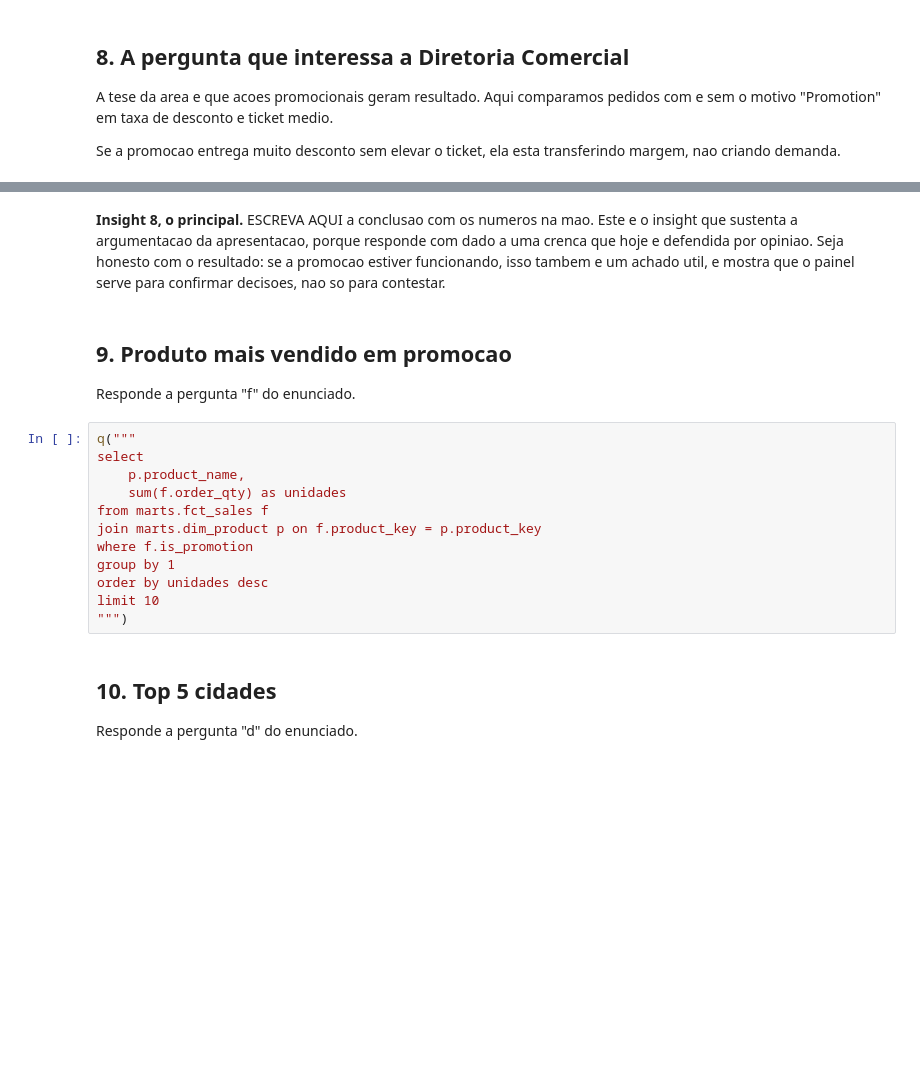
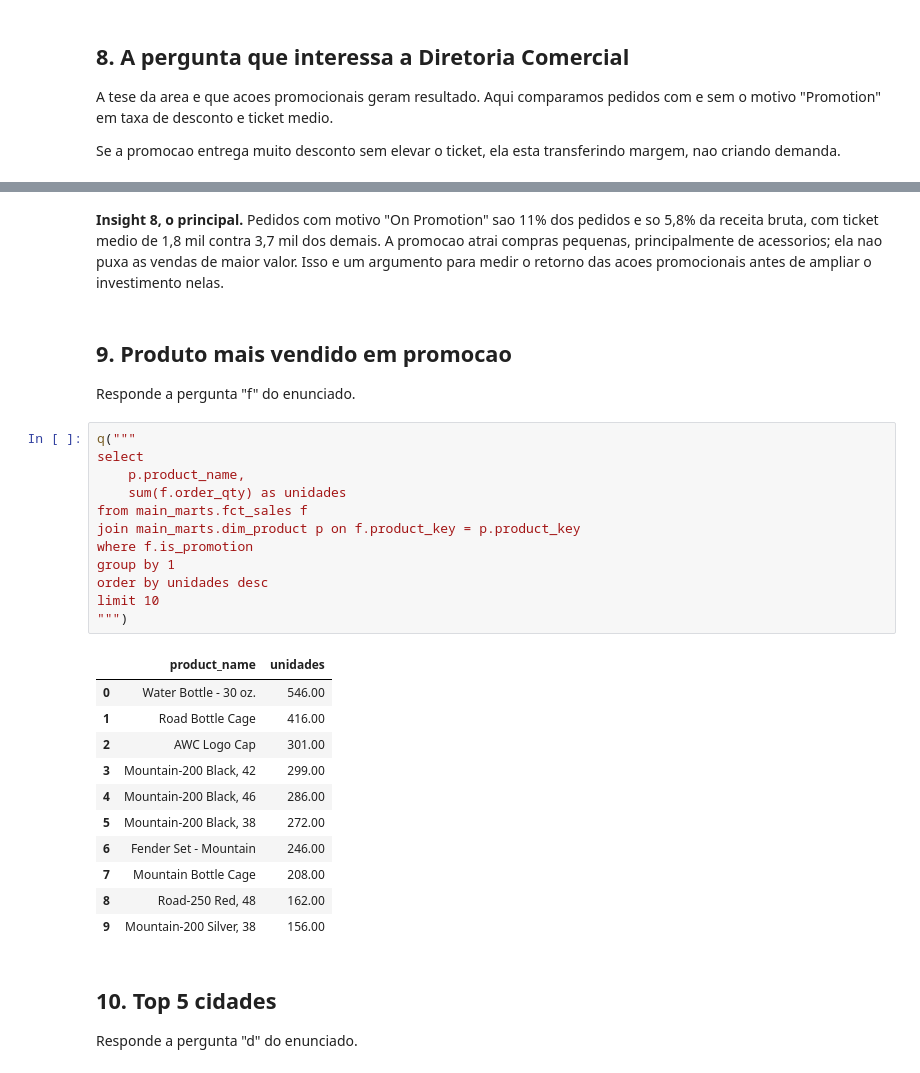
Before and after one commit to m4cneto/ae_certification_2026, a Jupyter notebook: analise/eda.ipynb, the cells around one changed output, grey strips where cells are left out. Drawn from its saved outputs; the diff is of its cells as text; blank space fills up the shorter version.

```diff
--- a/analise/eda.ipynb
+++ b/analise/eda.ipynb
@@ -252,9 +294,5 @@ promo
-# %% [markdown]
-**Insight 8, o principal.** ESCREVA AQUI a conclusao com os numeros na mao.
-Este e o insight que sustenta a argumentacao da apresentacao, porque responde com
-dado a uma crenca que hoje e defendida por opiniao. Seja honesto com o resultado:
-se a promocao estiver funcionando, isso tambem e um achado util, e mostra que o
-painel serve para confirmar decisoes, nao so para contestar.
+# %% [markdown]
+**Insight 8, o principal.** Pedidos com motivo "On Promotion" sao 11% dos pedidos e so 5,8% da receita bruta, com ticket medio de 1,8 mil contra 3,7 mil dos demais. A promocao atrai compras pequenas, principalmente de acessorios; ela nao puxa as vendas de maior valor. Isso e um argumento para medir o retorno das acoes promocionais antes de ampliar o investimento nelas.
 # %% [markdown]
 ## 9. Produto mais vendido em promocao
 
@@ -262,15 +300,27 @@ Responde a pergunta "f" do enunciado.
 # %%
 q("""
 select
     p.product_name,
     sum(f.order_qty) as unidades
-from marts.fct_sales f
-join marts.dim_product p on f.product_key = p.product_key
+from main_marts.fct_sales f
+join main_marts.dim_product p on f.product_key = p.product_key
 where f.is_promotion
 group by 1
 order by unidades desc
 limit 10
 """)
+# %% [output]
+|  | product_name | unidades |
+| 0 | Water Bottle - 30 oz. | 546.00 |
+| 1 | Road Bottle Cage | 416.00 |
+| 2 | AWC Logo Cap | 301.00 |
+| 3 | Mountain-200 Black, 42 | 299.00 |
+| 4 | Mountain-200 Black, 46 | 286.00 |
+| 5 | Mountain-200 Black, 38 | 272.00 |
+| 6 | Fender Set - Mountain | 246.00 |
+| 7 | Mountain Bottle Cage | 208.00 |
+| 8 | Road-250 Red, 48 | 162.00 |
+| 9 | Mountain-200 Silver, 38 | 156.00 |
 # %% [markdown]
 ## 10. Top 5 cidades
 
```
Also changed, not shown: parts of 26 cells of this notebook, 7 other files.
